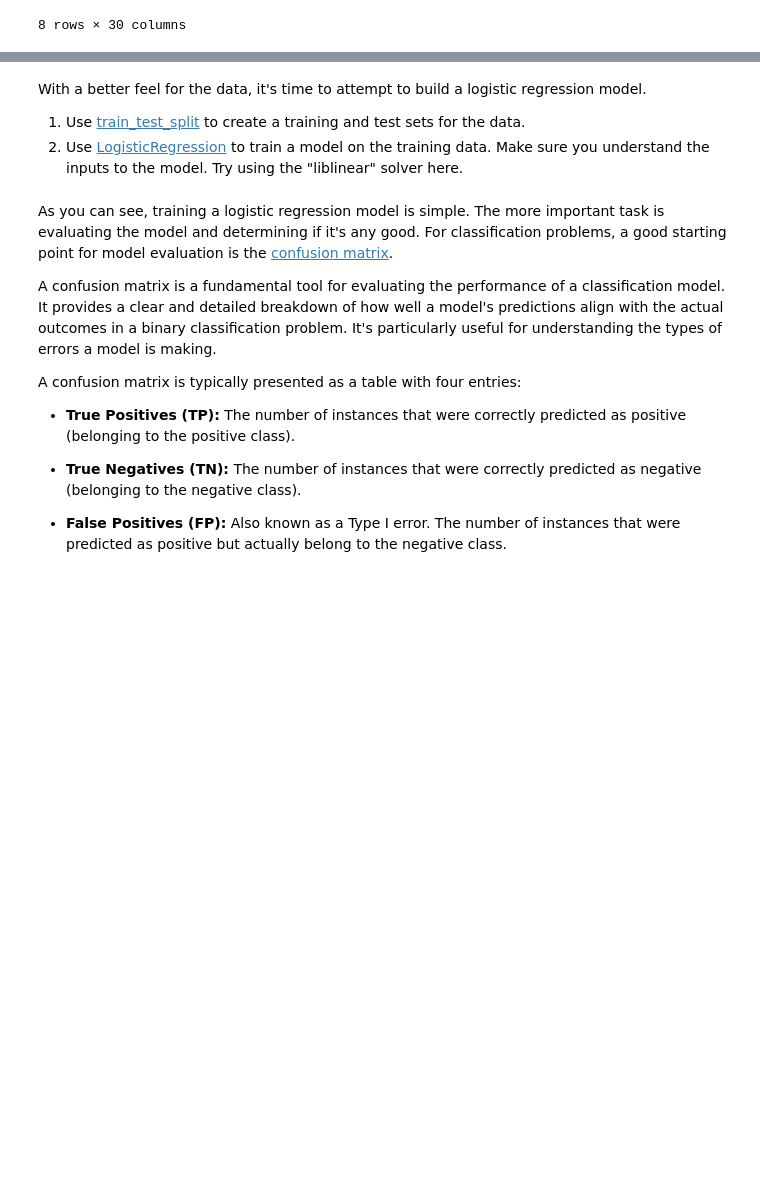
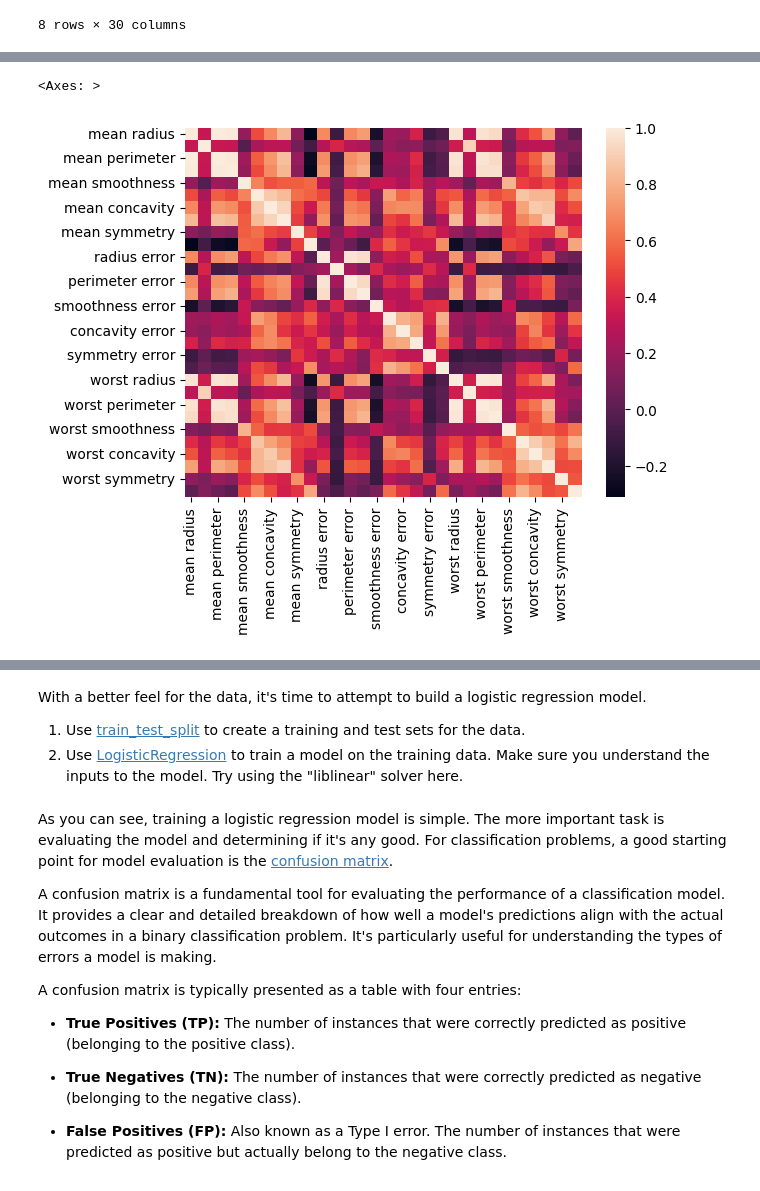
Before and after one commit to kentheman4AI/UMGC-MachineLearning-AI, a Jupyter notebook: Student_MLE_MiniProject_Logistic_Regression.ipynb, the cells around one changed output, grey strips where cells are left out. Saved outputs shown, nothing was run; the diff lists cells and outputs as text; code cells hidden in the pictures; blank space fills up the shorter version.

```diff
--- a/Student_MLE_MiniProject_Logistic_Regression.ipynb
+++ b/Student_MLE_MiniProject_Logistic_Regression.ipynb
@@ -130,2 +134,6 @@ memory usage: 133.5 KB
 # %%
 # Create a correlation coefficeint heatmap
+sns.heatmap(wis_cancer_df.corr())
+# %% [output]
+<Axes: >
+[figure, added]
```
Also changed, not shown: parts of 3 cells of this notebook.
